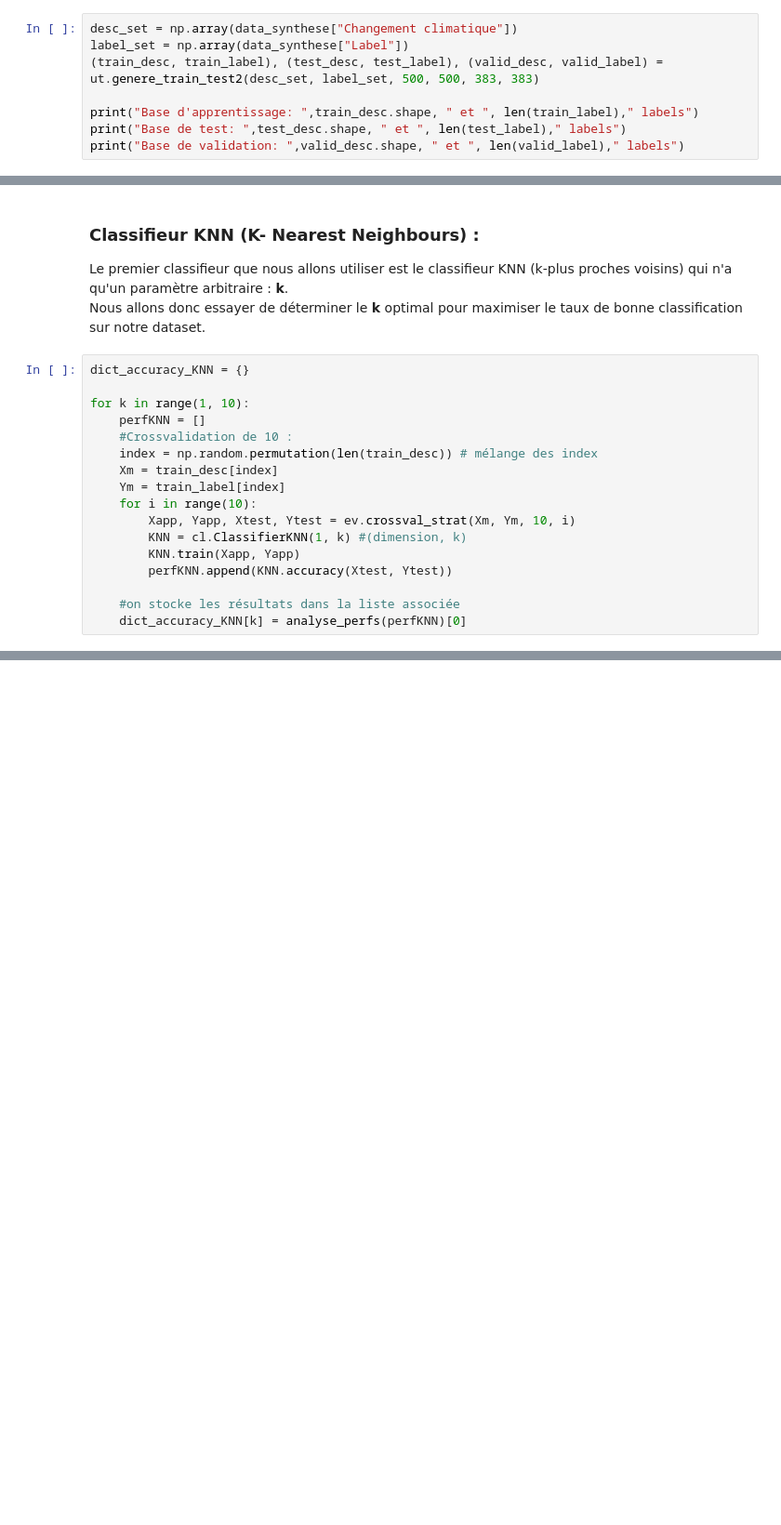
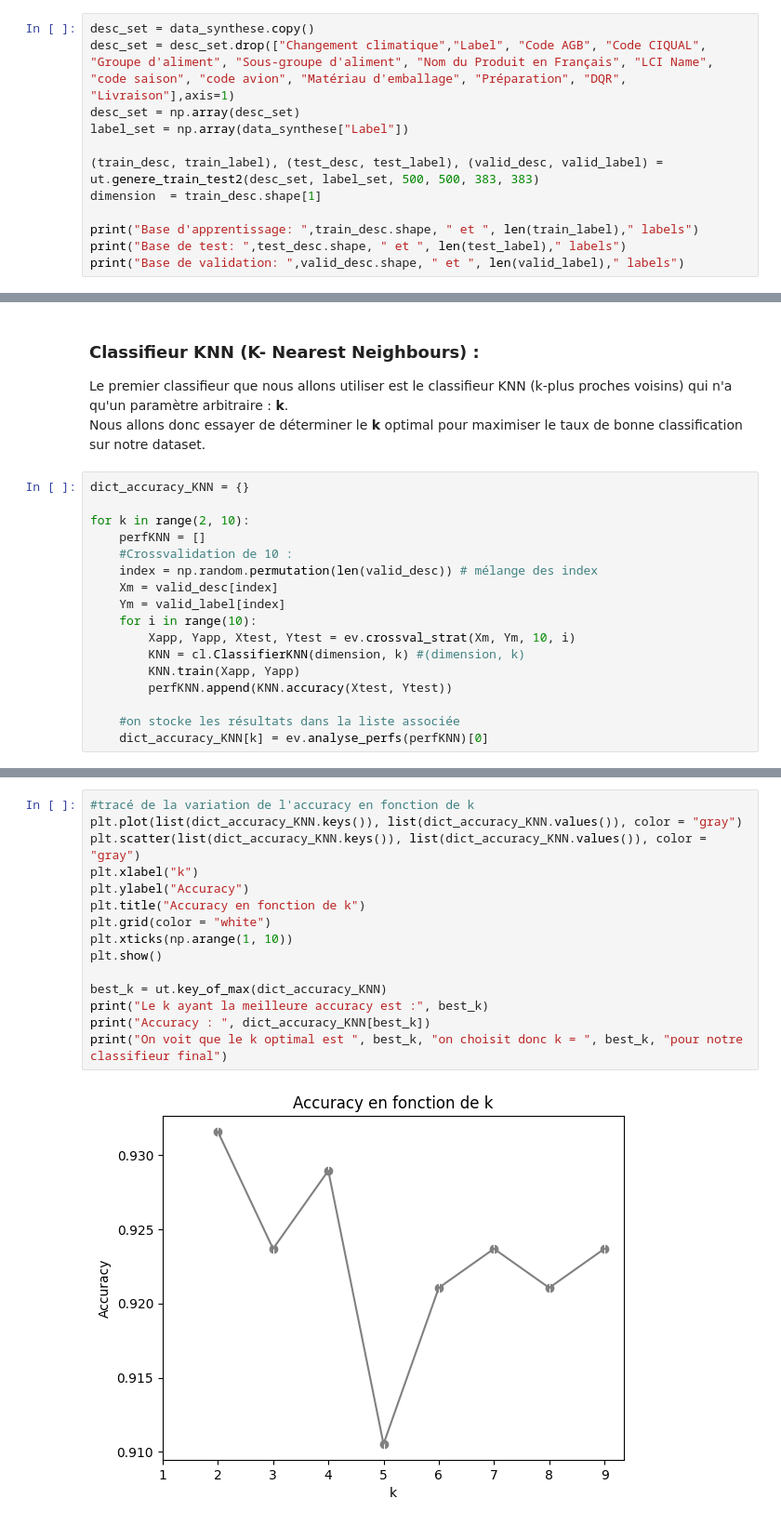
Before and after one commit to Lolikyu/Projet-DataScience, a Jupyter notebook: projet/notebook.ipynb, the cells around one changed output, grey strips where cells are left out. Shown at 93% size. Drawn from its saved outputs; the diff is of its cells as text; blank space fills up the shorter version.

```diff
--- a/projet/notebook.ipynb
+++ b/projet/notebook.ipynb
@@ -214,9 +216,13 @@ En utilisant un ensemble de données pour entraîner un modèle et un autre ense
 De plus, la séparation des données en ensembles d'entraînement et de test sera effectuée de manière aléatoire pour éviter de biaiser les résultats.<br><br>
 On choisit de d'affecter $1000$ entrées dans la base d'entraînement et $383$ entrées dans la base de test et de valition.
 # %%
-desc_set = np.array(data_synthese["Changement climatique"])
+desc_set = data_synthese.copy()
+desc_set = desc_set.drop(["Changement climatique","Label", "Code AGB", "Code CIQUAL", "Groupe d'aliment", "Sous-groupe d'aliment", "Nom du Produit en Français", "LCI Name", "code saison", "code avion", "Matériau d'emballage", "Préparation", "DQR", "Livraison"],axis=1)
+desc_set = np.array(desc_set)
 label_set = np.array(data_synthese["Label"])
+
 (train_desc, train_label), (test_desc, test_label), (valid_desc, valid_label) = ut.genere_train_test2(desc_set, label_set, 500, 500, 383, 383)
+dimension  = train_desc.shape[1]
 
 print("Base d'apprentissage: ",train_desc.shape, " et ", len(train_label)," labels")
 print("Base de test: ",test_desc.shape, " et ", len(test_label)," labels")
@@ -233,17 +239,17 @@ Nous allons donc essayer de déterminer le **k** optimal pour maximiser le taux
 # %%
 dict_accuracy_KNN = {}
 
-for k in range(1, 10):
+for k in range(2, 10):
     perfKNN = []
     #Crossvalidation de 10 :
-    index = np.random.permutation(len(train_desc)) # mélange des index
-    Xm = train_desc[index]
-    Ym = train_label[index]
+    index = np.random.permutation(len(valid_desc)) # mélange des index
+    Xm = valid_desc[index]
+    Ym = valid_label[index]
     for i in range(10):
         Xapp, Yapp, Xtest, Ytest = ev.crossval_strat(Xm, Ym, 10, i)
-        KNN = cl.ClassifierKNN(1, k) #(dimension, k)
+        KNN = cl.ClassifierKNN(dimension, k) #(dimension, k)
         KNN.train(Xapp, Yapp)
         perfKNN.append(KNN.accuracy(Xtest, Ytest))
 
     #on stocke les résultats dans la liste associée
-    dict_accuracy_KNN[k] = analyse_perfs(perfKNN)[0]
+    dict_accuracy_KNN[k] = ev.analyse_perfs(perfKNN)[0]
@@ -251,0 +256,17 @@ TypeError: object of type 'numpy.float64' has no len()
+# %%
+#tracé de la variation de l'accuracy en fonction de k
+plt.plot(list(dict_accuracy_KNN.keys()), list(dict_accuracy_KNN.values()), color = "gray")
+plt.scatter(list(dict_accuracy_KNN.keys()), list(dict_accuracy_KNN.values()), color = "gray")
+plt.xlabel("k")
+plt.ylabel("Accuracy")
+plt.title("Accuracy en fonction de k")
+plt.grid(color = "white")
+plt.xticks(np.arange(1, 10))
+plt.show()
+
+best_k = ut.key_of_max(dict_accuracy_KNN)
+print("Le k ayant la meilleure accuracy est :", best_k)
+print("Accuracy : ", dict_accuracy_KNN[best_k])
+print("On voit que le k optimal est ", best_k, "on choisit donc k = ", best_k, "pour notre classifieur final")
+# %% [output]
+[figure, added]
```
Also changed, not shown: parts of 14 cells of this notebook, 2 other files.
